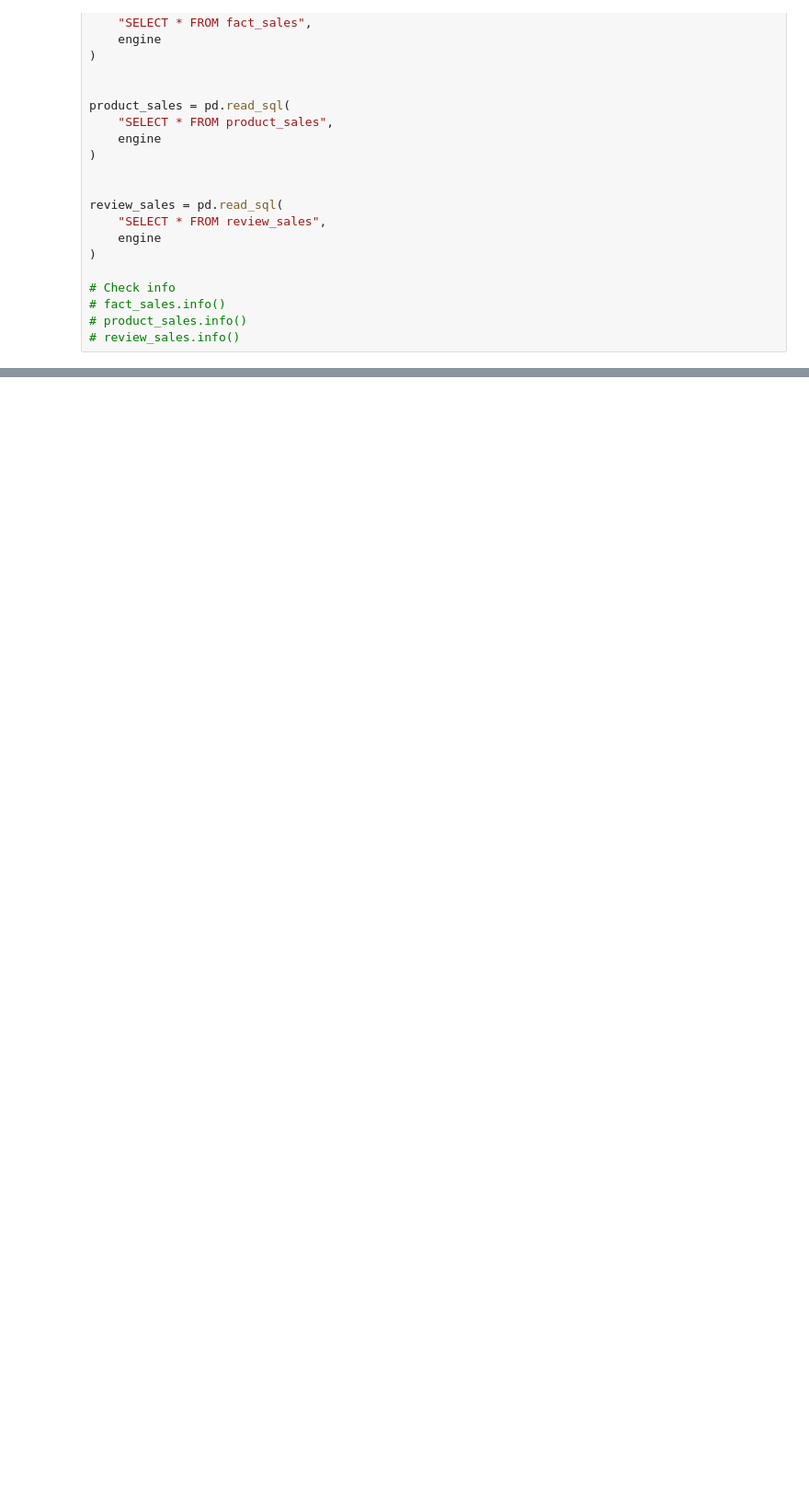
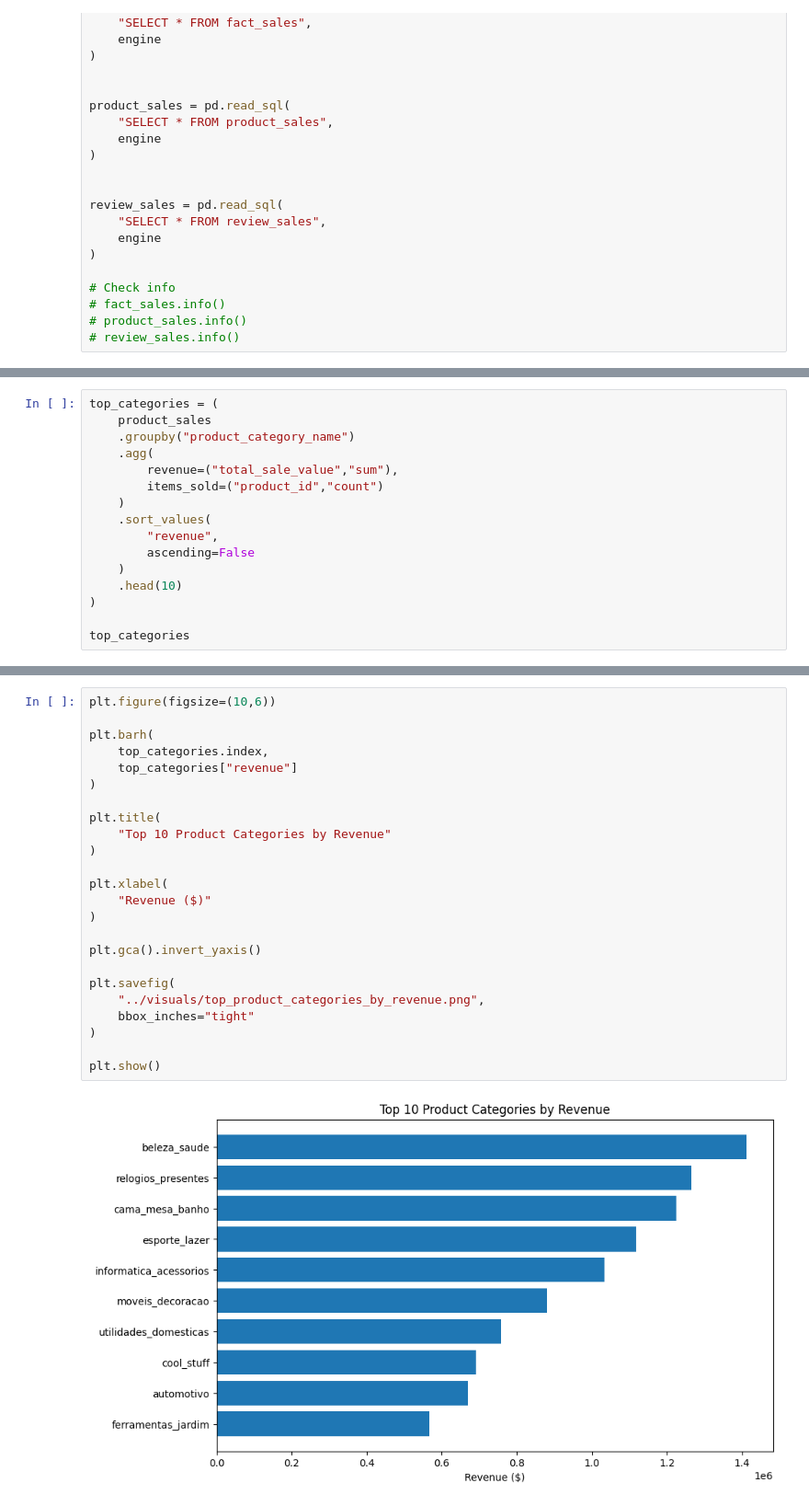
Before and after one commit to benjaminL045/customer-sales-analytics, a Jupyter notebook: python/notebooks/ecommerce_eda.ipynb, the cells around one changed output, grey strips where cells are left out. Shown at 92% size. Saved outputs shown, nothing was run; the diff lists cells and outputs as text; blank space fills up the shorter version.

```diff
--- a/python/notebooks/ecommerce_eda.ipynb
+++ b/python/notebooks/ecommerce_eda.ipynb
@@ -67,0 +259,16 @@ These missing values will be considered during downstream analysis to ensure acc
+# %%
+top_categories = (
+    product_sales
+    .groupby("product_category_name")
+    .agg(
+        revenue=("total_sale_value","sum"),
+        items_sold=("product_id","count")
+    )
+    .sort_values(
+        "revenue",
+        ascending=False
+    )
+    .head(10)
+)
+
+top_categories
@@ -67,0 +870,26 @@ These missing values will be considered during downstream analysis to ensure acc
+# %%
+plt.figure(figsize=(10,6))
+
+plt.barh(
+    top_categories.index,
+    top_categories["revenue"]
+)
+
+plt.title(
+    "Top 10 Product Categories by Revenue"
+)
+
+plt.xlabel(
+    "Revenue ($)"
+)
+
+plt.gca().invert_yaxis()
+
+plt.savefig(
+    "../visuals/top_product_categories_by_revenue.png",
+    bbox_inches="tight"
+)
+
+plt.show()
+# %% [output]
+[figure, added]
```
Also changed, not shown: parts of 72 cells of this notebook, 14 other files.
